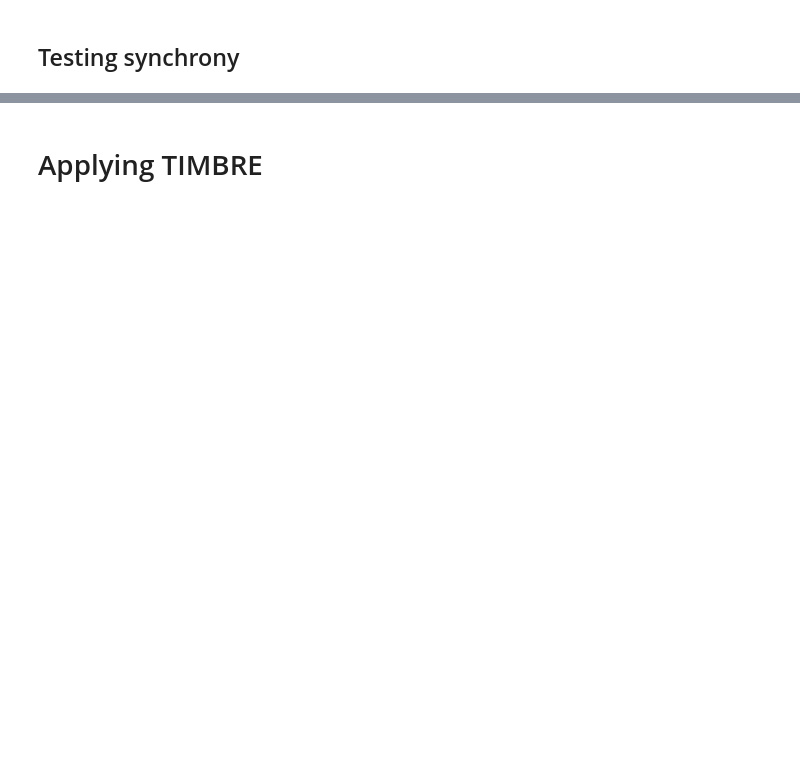
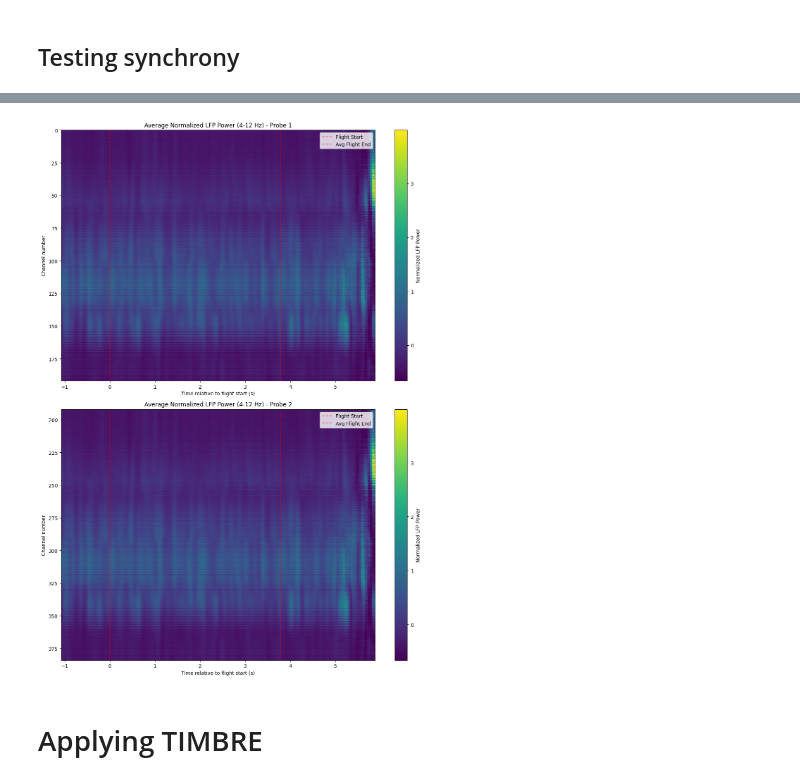
Before and after one commit to ben-toker/batTIMBRE, a Jupyter notebook: bat_TIMBRE.ipynb, the cells around one changed output, grey strips where cells are left out. Saved outputs shown, nothing was run; the diff lists cells and outputs as text; code cells hidden in the pictures; blank space fills up the shorter version.

```diff
--- a/bat_TIMBRE.ipynb
+++ b/bat_TIMBRE.ipynb
@@ -297,3 +369,86 @@ NameError: name 'tLFP' is not defined
+# %%
+import numpy as np
+import matplotlib.pyplot as plt
+# Parameters
+sampling_rate = 25  # Hz
+freq_band = [4, 12]  # Hz, for labeling purposes only
+num_channels = flightLFP.shape[1] - 2  # Subtract flight number and phase columns
+# Create arrays to store power and flight durations
+num_flights = int(np.max(flightLFP[:, 0]))
+max_pre_flight = 0
+max_in_flight = 0
+max_post_flight = 0
+# First pass to determine max durations
+for flight_num in range(1, num_flights + 1):
+    flight_mask = flightLFP[:, 0] == flight_num
+    flight_phases = flightLFP[flight_mask, 1]
+    pre_flight = np.sum(flight_phases == 0)
+    in_flight = np.sum(flight_phases == 1)
+    post_flight = np.sum(flight_phases == 2)
+
+    max_pre_flight = max(max_pre_flight, pre_flight)
+    max_in_flight = max(max_in_flight, in_flight)
+    max_post_flight = max(max_post_flight, post_flight)
+total_duration = max_pre_flight + max_in_flight + max_post_flight
+# Calculate average flight end time
+avg_flight_end = np.mean([np.sum(flightLFP[flightLFP[:, 0] == i, 1] == 1) for i in range(1, num_flights + 1)]) / sampling_rate
+# Create time bins
+time_bins = np.arange(-max_pre_flight, total_duration - max_pre_flight) / sampling_rate
+# Initialize power array
+power_array = np.zeros((num_flights, total_duration, num_channels))
+# Calculate power for each flight and channel
+for flight_num in range(1, num_flights + 1):
+    flight_mask = flightLFP[:, 0] == flight_num
+    flight_data = flightLFP[flight_mask, 2:]
+    flight_phases = flightLFP[flight_mask, 1]
+
+    if len(flight_data) == 0:
+        continue
+
+    # Calculate power (magnitude squared of the Hilbert transform)
+    flight_power = np.abs(flight_data)**2
+
+    # Align and store the power data
+    pre_flight = np.sum(flight_phases == 0)
+    in_flight = np.sum(flight_phases == 1)
+
+    start_pad = max_pre_flight - pre_flight
+    end_pad = total_duration - (start_pad + len(flight_power))
+
+    padded_power = np.pad(flight_power, ((start_pad, end_pad), (0, 0)), mode='constant', constant_values=np.nan)
+
+    power_array[flight_num-1] = padded_power
+# Normalize power for each flight
+normalized_power = (power_array - np.nanmean(power_array, axis=(1,2), keepdims=True)) / np.nanstd(power_array, axis=(1,2), keepdims=True)
+# Average power across all flights
+avg_power = np.nanmean(normalized_power, axis=0)
+# Assuming two probes with equal number of channels
+channels_per_probe = num_channels // 2
+# Create subplots for each probe
+fig, (ax1, ax2) = plt.subplots(2, 1, figsize=(12, 16))
+# Plot for Probe 1
+im1 = ax1.imshow(avg_power[:, :channels_per_probe].T, aspect='auto', cmap='viridis',
+                 extent=[time_bins[0], time_bins[-1], channels_per_probe, 0])
+ax1.set_title(f'Average Normalized LFP Power ({freq_band[0]}-{freq_band[1]} Hz) - Probe 1')
+ax1.set_xlabel('Time relative to flight start (s)')
+ax1.set_ylabel('Channel number')
+plt.colorbar(im1, ax=ax1, label='Normalized LFP Power')
+# Plot for Probe 2
+im2 = ax2.imshow(avg_power[:, channels_per_probe:].T, aspect='auto', cmap='viridis',
+                 extent=[time_bins[0], time_bins[-1], num_channels, channels_per_probe])
+ax2.set_title(f'Average Normalized LFP Power ({freq_band[0]}-{freq_band[1]} Hz) - Probe 2')
+ax2.set_xlabel('Time relative to flight start (s)')
+ax2.set_ylabel('Channel number')
+plt.colorbar(im2, ax=ax2, label='Normalized LFP Power')
+# Add vertical lines to mark average flight start and end on both plots
+for ax in [ax1, ax2]:
+    ax.axvline(x=0, color='r', linestyle='--', alpha=0.5, label='Flight Start')
+    ax.axvline(x=avg_flight_end, color='r', linestyle='--', alpha=0.5, label='Avg Flight End')
+    ax.legend()
+plt.tight_layout()
+plt.show()
+# %% [output]
+[figure, added]
 # %% [markdown]
 # Applying TIMBRE
 # %%
```
Also changed, not shown: parts of 33 cells of this notebook, 1 other file.
